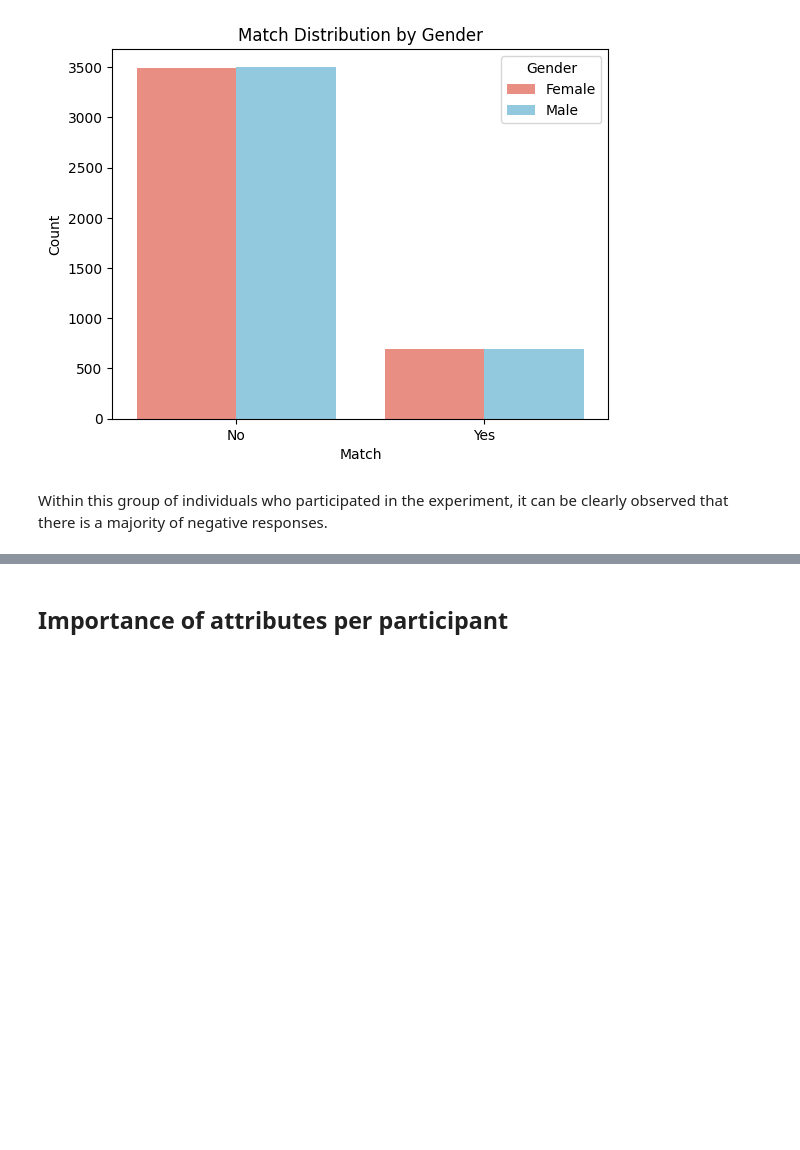
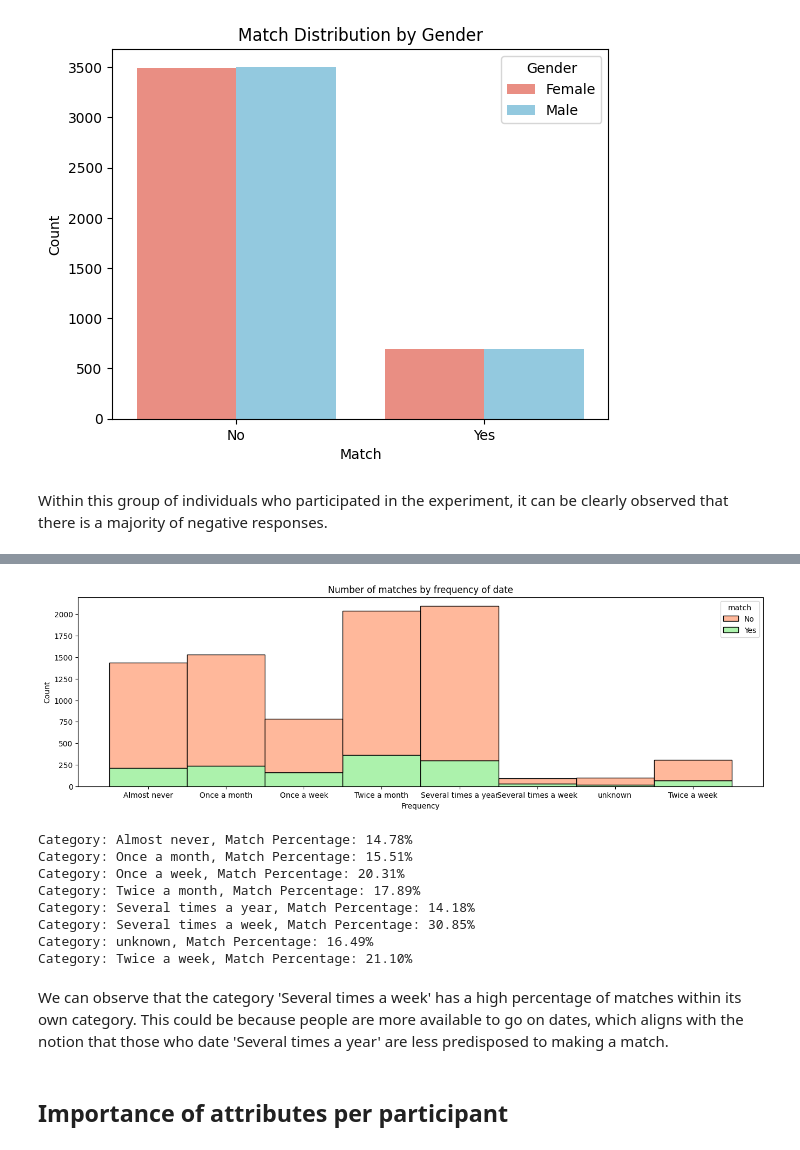
Before and after one commit to eugeniamellano/Bloc-2, a Jupyter notebook: Speed_Dating/Tinder-Project.ipynb, the cells around one changed output, grey strips where cells are left out. Drawn from its saved outputs; the diff is of its cells as text; code cells hidden in the pictures; blank space fills up the shorter version.

```diff
--- a/Speed_Dating/Tinder-Project.ipynb
+++ b/Speed_Dating/Tinder-Project.ipynb
@@ -176,5 +201,7 @@ dtype: int64
 # %%
 #there is 79 null values at 'goal' column. replace with 'unknown' for future analysis
 df['goal'].fillna('unknown', inplace=True)
+#there is 97 null values at 'goal' column. replace with 'unknown' for future analysis
+df['frequency of date'].fillna('unknown', inplace=True)
 # %% [markdown]
 # ANALYSIS
@@ -318,3 +355,54 @@ Within this group of individuals who participated in the experiment, it can be c
+# %%
+# matches distribution per frequency of date
+plt.figure(figsize=(36,10))
+
+#Countplot
+plt.subplot(221)
+sns.histplot(data=df, x='frequency of date', hue='match', palette= ['lightsalmon','lightgreen'], multiple='stack')
+plt.ylabel('Count',color='black')
+plt.xlabel('Frequency',color='black')
+plt.title('Number of matches by frequency of date', color='black')
+
+
+plt.show()
+
+plt.show()
+
+# percentage of matches per category of frequency of date
+
+categories = df['frequency of date'].unique()# Get unique categories from the 'frequency of date' column
+
+# Initialize lists to store results
+category_labels = []
+match_percentages = []
+
+# Iterate over each category
+for category in categories:
+    category_data = df[df['frequency of date'] == category]# Filter DataFrame for the current category
+    total_observations = category_data.shape[0]# Count total observations for the category
+    matches_yes_count = (category_data['match'] == 'Yes').sum()# Count 'match=yes' instances for the category
+
+    # Calculate match percentage for the category
+    match_percentage = (matches_yes_count / total_observations) * 100 if total_observations > 0 else 0.0
+
+    # Store category label and match percentage
+    category_labels.append(category)
+    match_percentages.append(match_percentage)
+
+    # Print results for the current category
+    print(f"Category: {category}, Match Percentage: {match_percentage:.2f}%")
+# %% [output]
+[figure, added]
+Category: Almost never, Match Percentage: 14.78%
+Category: Once a month, Match Percentage: 15.51%
+Category: Once a week, Match Percentage: 20.31%
+Category: Twice a month, Match Percentage: 17.89%
+Category: Several times a year, Match Percentage: 14.18%
+Category: Several times a week, Match Percentage: 30.85%
+Category: unknown, Match Percentage: 16.49%
+Category: Twice a week, Match Percentage: 21.10%
+# %% [markdown]
+We can observe that the category 'Several times a week' has a high percentage of matches within its own category. This could be because people are more available to go on dates, which aligns with the notion that those who date 'Several times a year' are less predisposed to making a match.
 # %% [markdown]
 ## Importance of attributes per participant
 # %%
```
Also changed, not shown: parts of 17 cells of this notebook.
